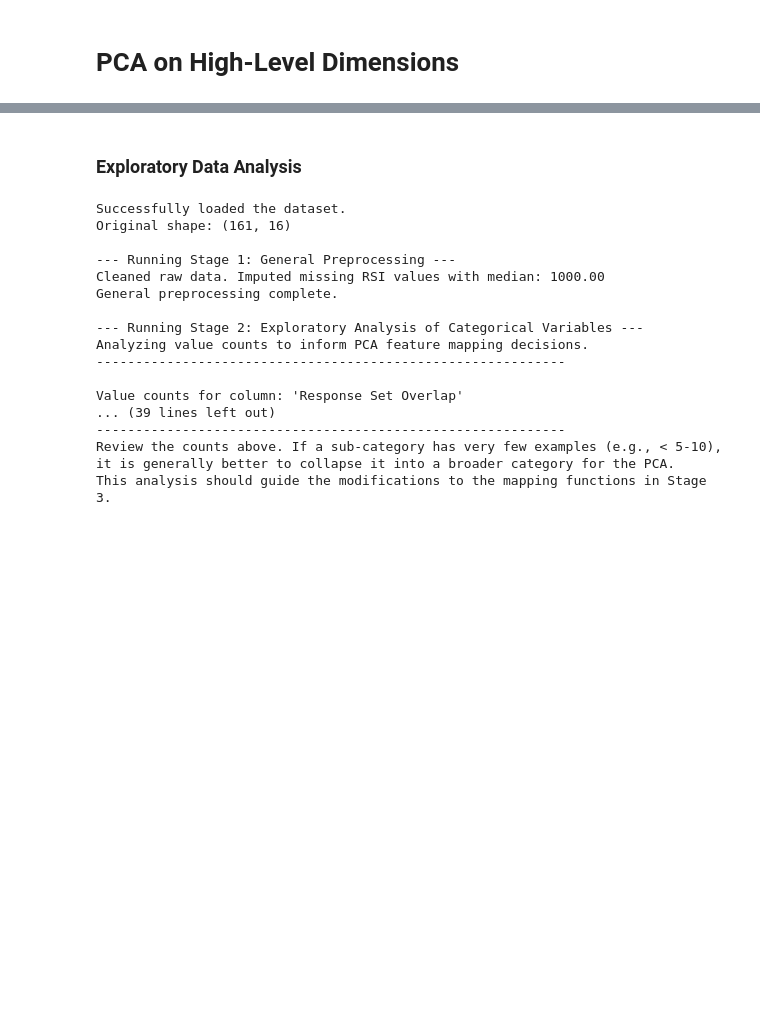
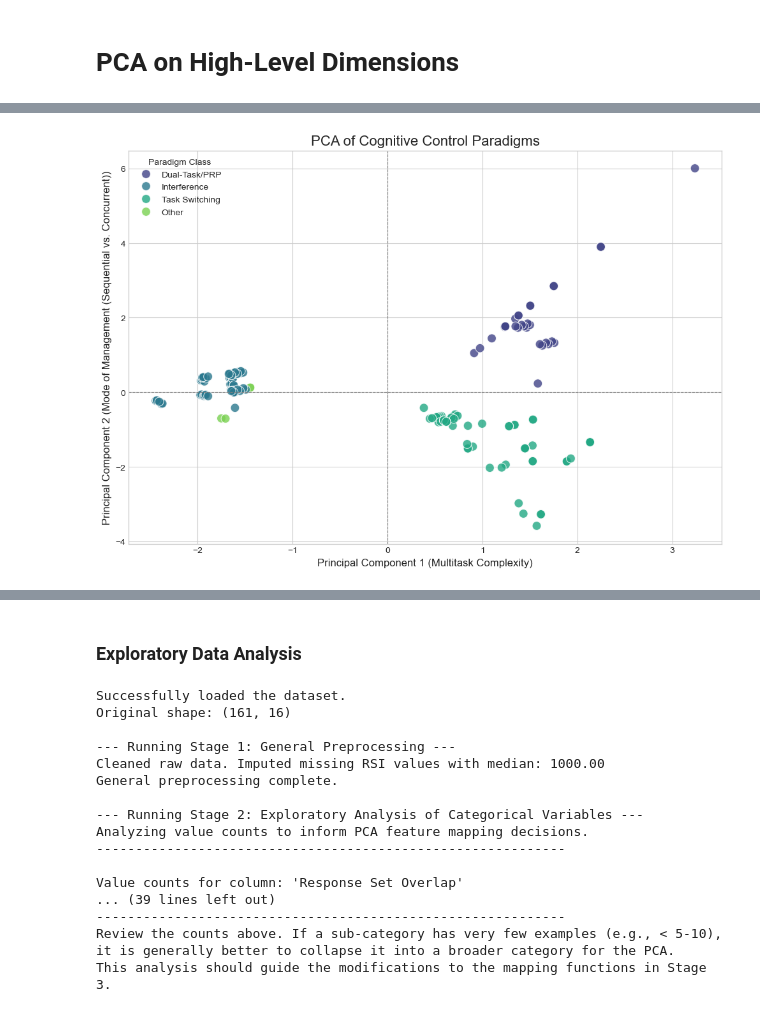
Before and after one commit to syntactic/Cognitive-Control-Paradigm-Integration, a Jupyter notebook: pca_csv.ipynb, the cells around one changed output, grey strips where cells are left out. Drawn from its saved outputs; the diff is of its cells as text; code cells hidden in the pictures; blank space fills up the shorter version.

```diff
--- a/pca_csv.ipynb
+++ b/pca_csv.ipynb
@@ -159,0 +34,5 @@ def create_pca_features(df_cleaned):
+# %%
+pipeline = au.create_pca_pipeline(numerical_cols, categorical_cols)
+pipeline.fit(df_pca_features)
+
+print("PCA pipeline fitted successfully.")
@@ -159,0 +41,13 @@ def create_pca_features(df_cleaned):
+# %%
+pca = pipeline.named_steps['pca']
+explained_variance = pca.explained_variance_ratio_
+cumulative_variance = np.cumsum(explained_variance)
+
+print("\n--- Explained Variance ---")
+for i, (var, cum_var) in enumerate(zip(explained_variance, cumulative_variance)):
+    if cum_var > 0.95: break
+    print(f"PC{i+1}: Explained Variance = {var:.3f}, Cumulative Variance = {cum_var:.3f}")
+
+loadings = au.get_component_loadings(pipeline, numerical_cols, categorical_cols)
+print("\n--- Principal Component Loadings ---")
+display(loadings.round(3))
@@ -159,0 +84,28 @@ def create_pca_features(df_cleaned):
+# %%
+pca_results = pipeline.transform(df_pca_features)
+pca_df = pd.DataFrame(pca_results, columns=[f'PC{i+1}' for i in range(pca_results.shape[1])])
+pca_df['Paradigm'] = df_processed['Paradigm'].values
+
+fig, ax = plt.subplots(figsize=(12, 8))
+sns.scatterplot(
+data=pca_df, x='PC1', y='PC2', hue='Paradigm',
+palette='viridis', alpha=0.8, s=100, ax=ax
+)
+ax.set_title('PCA of Cognitive Control Paradigms', fontsize=16)
+ax.set_xlabel('Principal Component 1 (Multitask Complexity)', fontsize=12)
+ax.set_ylabel('Principal Component 2 (Mode of Management (Sequential vs. Concurrent))', fontsize=12)
+ax.axhline(0, color='grey', linestyle='--', linewidth=0.8)
+ax.axvline(0, color='grey', linestyle='--', linewidth=0.8)
+plt.legend(title='Paradigm Class')
+"""sigman_and_dehaene = pca_df.iloc[161]
+ax.text(
+    x=sigman_and_dehaene['PC1'] + 0.05, # x-coordinate
+    y=sigman_and_dehaene['PC2'] + 0.05, # y-coordinate
+    s='Sigman and Dehaene (2006)',             # The text to display
+    fontdict={'weight': 'bold', 'size': 10}
+)
+ax.scatter(sigman_and_dehaene['PC1'], sigman_and_dehaene['PC2'], facecolors='none', edgecolors='red', s=200, linewidths=1.5)"""
+plt.savefig("fig2.png")
+plt.show()
+# %% [output]
+[figure, added]
```
Also changed, not shown: parts of 23 cells of this notebook, 7 other files.
